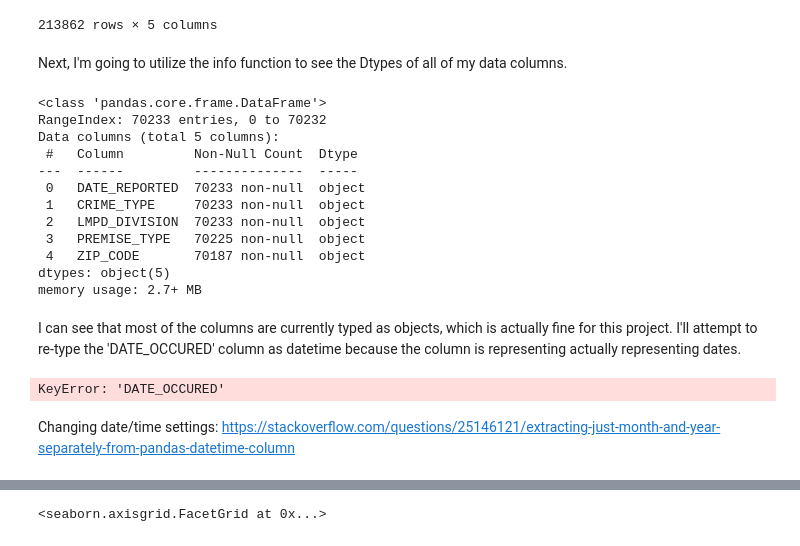
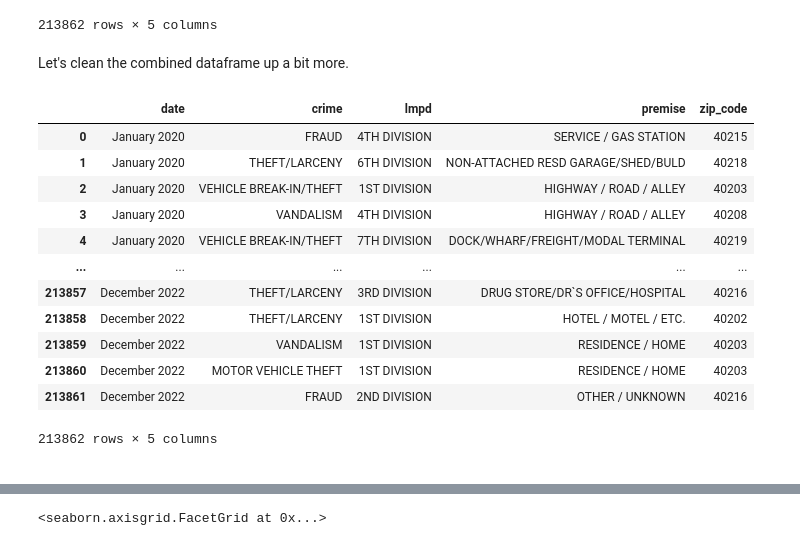
Before and after one commit to JeffreyFennell/Louisville-KY-Covid-and-Crime, a Jupyter notebook: data_cleaning_2020_2021_2022.ipynb, the cells around one changed output, grey strips where cells are left out. Drawn from its saved outputs; the diff is of its cells as text; code cells hidden in the pictures.

```diff
--- a/data_cleaning_2020_2021_2022.ipynb
+++ b/data_cleaning_2020_2021_2022.ipynb
@@ -154,20 +155,26 @@ memory usage: 8.2+ MB
 | 213860 | 2022/12/25 14:06:00 | MOTOR VEHICLE THEFT | 1ST DIVISION | RESIDENCE / HOME | 40203 |
 | 213861 | 2022/12/25 21:11:00 | FRAUD | 2ND DIVISION | OTHER / UNKNOWN | 40216 |
 213862 rows × 5 columns
-# %% [markdown]
-Next, I'm going to utilize the info function to see the Dtypes of all of my data columns.
-# %%
-df20.info()
-# %% [output]
-<class 'pandas.core.frame.DataFrame'>
-RangeIndex: 70233 entries, 0 to 70232
-Data columns (total 5 columns):
- #   Column         Non-Null Count  Dtype
----  ------         --------------  -----
- 0   DATE_REPORTED  70233 non-null  object
- 1   CRIME_TYPE     70233 non-null  object
- 2   LMPD_DIVISION  70233 non-null  object
- 3   PREMISE_TYPE   70225 non-null  object
- 4   ZIP_CODE       70187 non-null  object
-dtypes: object(5)
-memory usage: 2.7+ MB
+# %% [markdown]
+Let's clean the combined dataframe up a bit more.
+# %%
+# Let's rename and reformat these columns.
+combined_df.rename(columns={'DATE_REPORTED': 'date', 'CRIME_TYPE':'crime', 'LMPD_DIVISION': 'lmpd', 'PREMISE_TYPE': 'premise', 'ZIP_CODE':'zip_code'},inplace=True)
+# %%
+# Convert the date column to datetime and simplify dates to month/year format. Changing date/time settings: https://docs.python.org/3/library/datetime.html#strftime-and-strptime-behavior
+combined_df['date']= combined_df['date'].astype('datetime64[ns]').dt.strftime('%B %Y')
+combined_df
+# %% [output]
+|  | date | crime | lmpd | premise | zip_code |
+| 0 | January 2020 | FRAUD | 4TH DIVISION | SERVICE / GAS STATION | 40215 |
+| 1 | January 2020 | THEFT/LARCENY | 6TH DIVISION | NON-ATTACHED RESD GARAGE/SHED/BULD | 40218 |
+| 2 | January 2020 | VEHICLE BREAK-IN/THEFT | 1ST DIVISION | HIGHWAY / ROAD / ALLEY | 40203 |
+| 3 | January 2020 | VANDALISM | 4TH DIVISION | HIGHWAY / ROAD / ALLEY | 40208 |
+| 4 | January 2020 | VEHICLE BREAK-IN/THEFT | 7TH DIVISION | DOCK/WHARF/FREIGHT/MODAL TERMINAL | 40219 |
+| ... | ... | ... | ... | ... | ... |
+| 213857 | December 2022 | THEFT/LARCENY | 3RD DIVISION | DRUG STORE/DR`S OFFICE/HOSPITAL | 40216 |
+| 213858 | December 2022 | THEFT/LARCENY | 1ST DIVISION | HOTEL / MOTEL / ETC. | 40202 |
+| 213859 | December 2022 | VANDALISM | 1ST DIVISION | RESIDENCE / HOME | 40203 |
+| 213860 | December 2022 | MOTOR VEHICLE THEFT | 1ST DIVISION | RESIDENCE / HOME | 40203 |
+| 213861 | December 2022 | FRAUD | 2ND DIVISION | OTHER / UNKNOWN | 40216 |
+213862 rows × 5 columns
@@ -174,8 +184,4 @@ memory usage: 2.7+ MB
 # %% [markdown]
-I can see that most of the columns are currently typed as objects, which is actually fine for this project. I'll attempt to re-type the 'DATE_OCCURED' column as datetime because the column is representing actually representing dates.
+<!-- TO BE DELETED: I can see that most of the columns are currently typed as objects, which is actually fine for this project. I'll attempt to re-type the 'DATE_OCCURED' column as datetime because the column is representing actually representing dates. -->
 # %%
-df20['DATE_OCCURED']= pd.to_datetime(df20['DATE_OCCURED'])
+# TO BE DELETED: df20['DATE_OCCURED']= pd.to_datetime(df20['DATE_OCCURED'])
-# %% [output]
-KeyError: 'DATE_OCCURED'
-# %% [markdown]
-Changing date/time settings: https://stackoverflow.com/questions/25146121/extracting-just-month-and-year-separately-from-pandas-datetime-column
```
Also changed, not shown: parts of 10 cells of this notebook, 2 other files.
